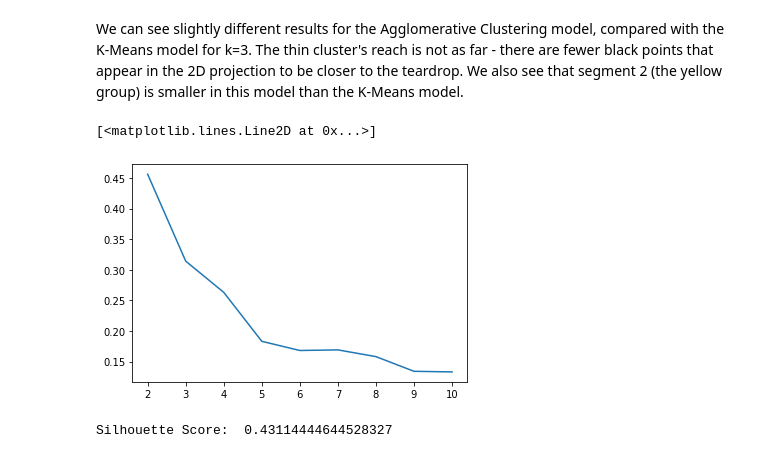
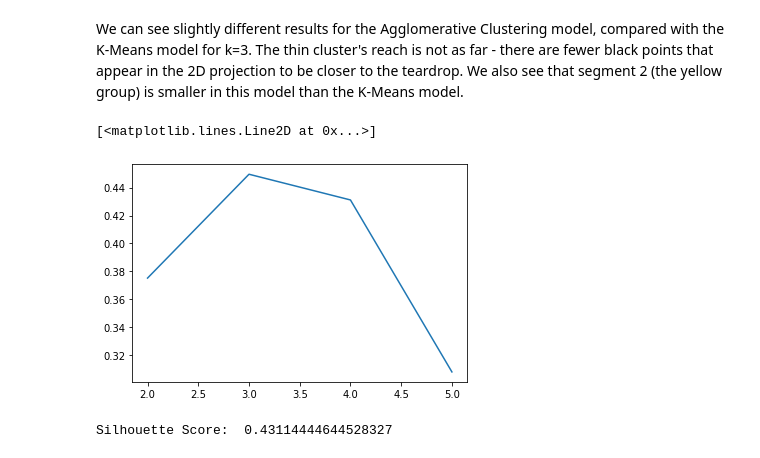
Before and after one commit to Pandeming/Customer_Segmentation, a Jupyter notebook: 02 Modeling.ipynb, the cells around one changed output. Cells and saved outputs as stored; diff of their text form; code cells hidden in the pictures.

```diff
--- a/02 Modeling.ipynb
+++ b/02 Modeling.ipynb
@@ -296,18 +274,18 @@ Silhouette Score:  0.31424530776788223
 We can see slightly different results for the Agglomerative Clustering model, compared with the K-Means model for k=3. The thin cluster's reach is not as far - there are fewer black points that appear in the 2D projection to be closer to the teardrop. We also see that segment 2 (the yellow group) is smaller in this model than the K-Means model.
 # %%
 from sklearn.cluster import SpectralClustering
-#ks=range(2,6)
+ks=range(2,6)
 sil = []
 for k in ks:
     model = SpectralClustering(n_clusters=k)
     model.fit(df)
     labels = model.labels_
     sil.append(silhouette_score(df, labels))
 
-plt.plot(ks, sil_scores)
+plt.plot(ks, sil)
 # %% [output]
 [<matplotlib.lines.Line2D at 0x...>]
-[figure, old version]
+[figure, new version]
 # %%
 sc_model= SpectralClustering(n_clusters=4)
 sc_segments = pd.Series(sc_model.fit(df).labels_)
```
Also changed, not shown: parts of 4 cells of this notebook.
